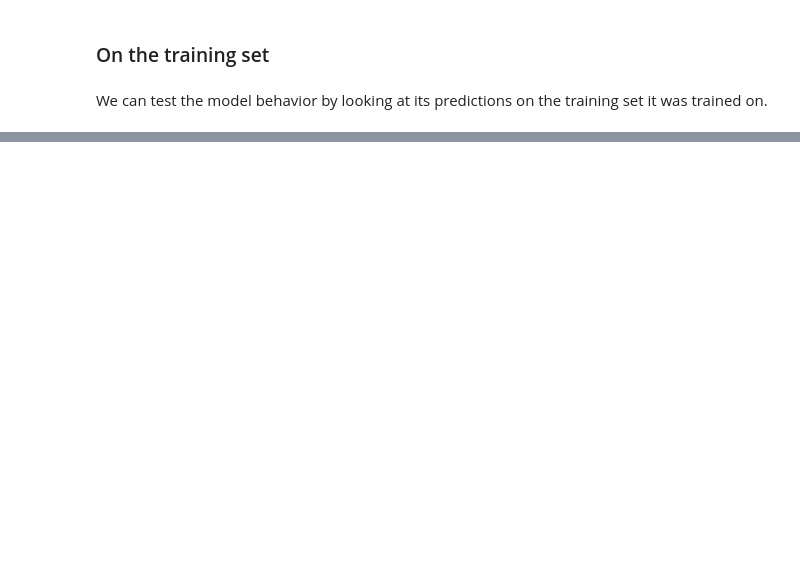
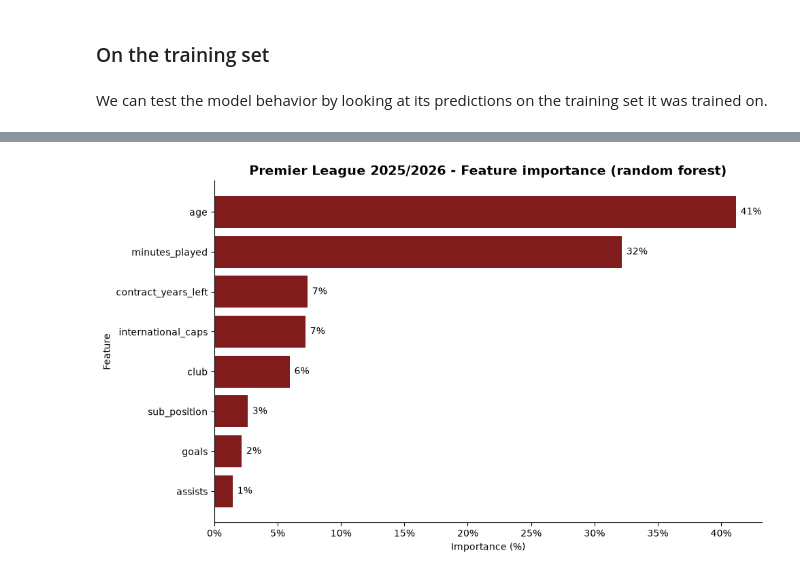
Before and after one commit to htm21/premier-league-market-value, a Jupyter notebook: notebooks/05_regression_model.ipynb, the cells around one changed output, grey strips where cells are left out. Drawn from its saved outputs; the diff is of its cells as text; code cells hidden in the pictures; blank space fills up the shorter version.

```diff
--- a/notebooks/05_regression_model.ipynb
+++ b/notebooks/05_regression_model.ipynb
@@ -285,0 +283,14 @@ The model explains the season afterwards, it does not predict it: the minutes, g
+# %%
+importances = pd.Series(rf_model.feature_importances_, index=rf_model.feature_names_in_)
+
+def original_feature(column):
+    for prefix in ["club_", "sub_position_"]:
+        if column.startswith(prefix):
+            return prefix[:-1]
+    return column
+
+grouped_importances = (
+    importances.groupby(importances.index.map(original_feature)).sum().sort_values(ascending=False)
+)
+
+grouped_importances
@@ -285,0 +307,16 @@ The model explains the season afterwards, it does not predict it: the minutes, g
+# %%
+fig, ax = plt.subplots(figsize=(10, 6))
+ax.barh(grouped_importances.index, grouped_importances, color="#811C1C")
+ax.bar_label(ax.containers[0], labels=[f"{v:.0%}" for v in grouped_importances], padding=5)
+ax.invert_yaxis()
+
+ax.xaxis.set_major_formatter(plt.FuncFormatter(lambda x, _: f"{x:.0%}"))
+ax.set_xlabel("Importance (%)")
+ax.set_ylabel("Feature")
+ax.set_title("Premier League 2025/2026 - Feature importance (random forest)", fontsize=14, fontweight="bold")
+ax.spines[["top", "right"]].set_visible(False)
+plt.tight_layout()
+fig.savefig(reports_figures / "feature_importance.png", dpi=150)
+plt.show()
+# %% [output]
+[figure, added]
```
Also changed, not shown: parts of 83 cells of this notebook, 1 other file.
